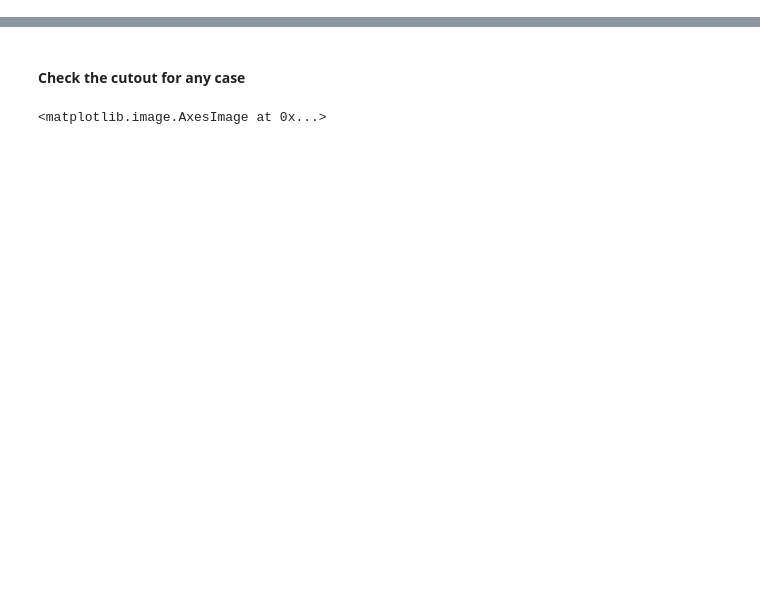
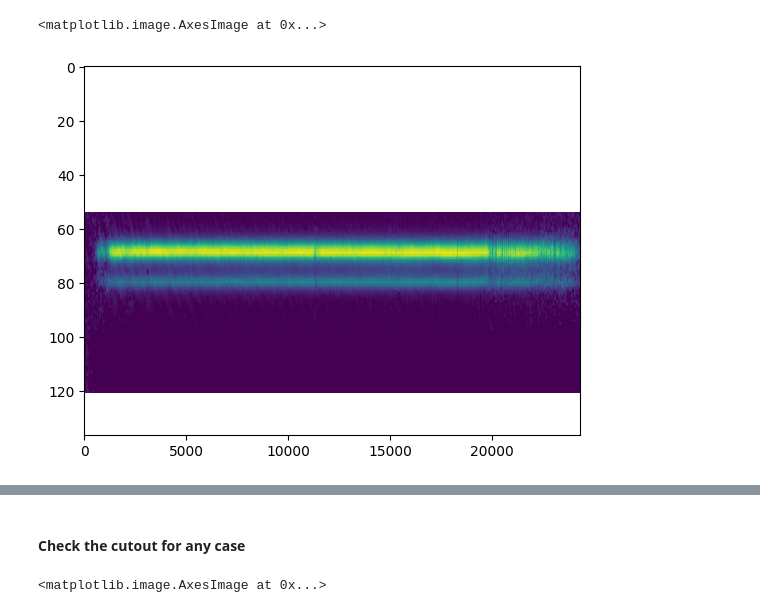
Before and after one commit to felavila/code_for_extraction_2d_spectra, a Jupyter notebook: how_to_use_example_v0.ipynb, the cells around one changed output, grey strips where cells are left out. Saved outputs shown, nothing was run; the diff lists cells and outputs as text; code cells hidden in the pictures; blank space fills up the shorter version.

```diff
--- a/how_to_use_example_v0.ipynb
+++ b/how_to_use_example_v0.ipynb
@@ -20 +17,7 @@ The autoreload extension is already loaded. To reload it, use:
+# %%
+from astropy.io import fits
+plt.imshow(data/np.nanmax(data,axis=0),aspect="auto",vmin=0,vmax=1)
+# %% [output]
+<matplotlib.image.AxesImage at 0x...>
+[figure, added]
 # %%
```
Also changed, not shown: parts of 4 cells of this notebook, 2 other files.
